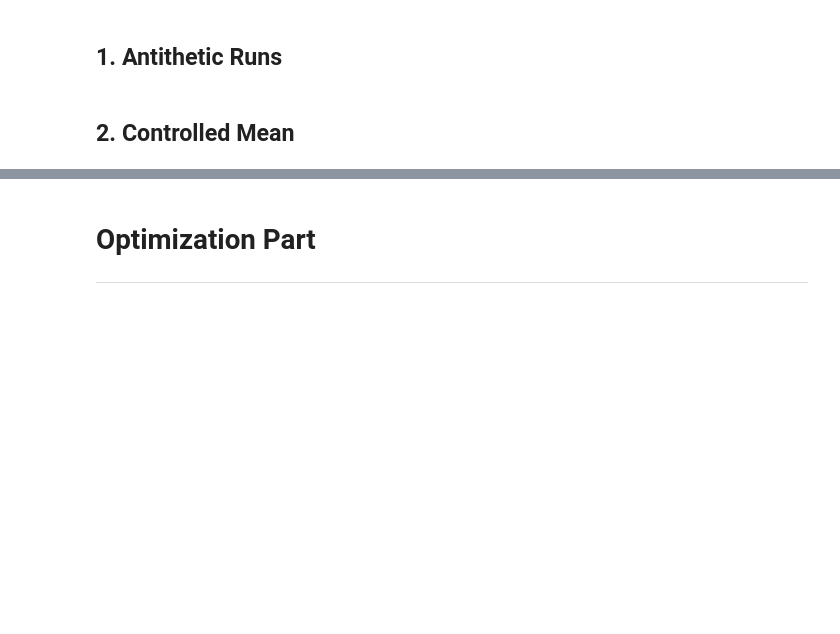
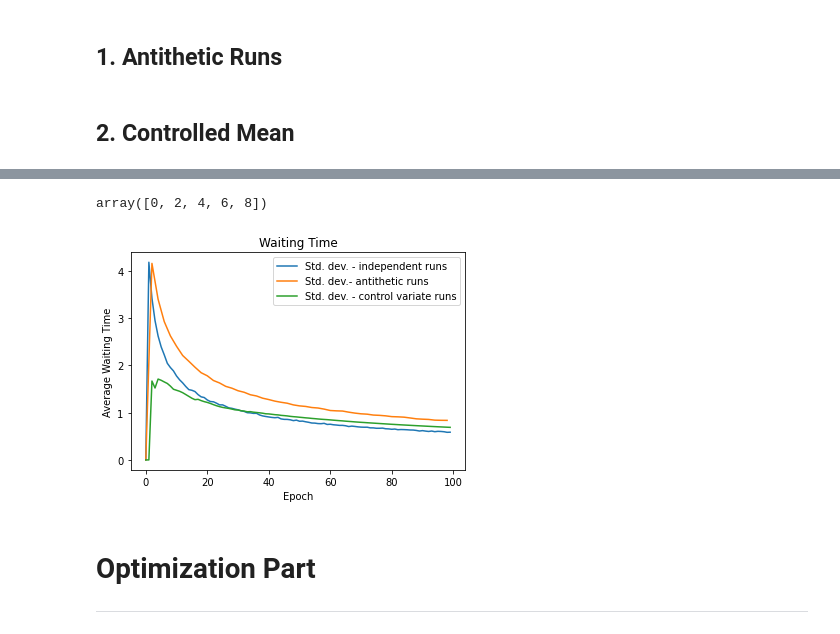
Before and after one commit to TengXu94/simulation-and-optimization, a Jupyter notebook: group_5_project/Group_5_Simulation.ipynb, the cells around one changed output, grey strips where cells are left out. Cells and saved outputs as stored; diff of their text form; code cells hidden in the pictures; blank space fills up the shorter version.

Commit message:
control variates

```diff
--- a/group_5_project/Group_5_Simulation.ipynb
+++ b/group_5_project/Group_5_Simulation.ipynb
@@ -182,10 +182,9 @@ def process_customers(customers, load_balancer, server_id, u=None):
                 queues += 1
                 c.is_waiting = True
             times.append([current_time, queues])
-            customers = sorted(customers, key = lambda customer: (customer.time, customer.status))
+            #customers = sorted(customers, key = lambda customer: (customer.time, customer.status))
 
-
-            #print('{:<15} {:<15} {:<15}'.format(f'Time: {round(current_time,2)}s', f'Event: New Arrival', f'Queue: {queues}'))
+            customers = np.sort(customers, key = lambda customer: (customer.time, customer.status))
 
         # The client request was already handled
         # Now we have to serve the movie
@@ -211,8 +210,6 @@ def process_customers(customers, load_balancer, server_id, u=None):
             queues -= 1
             times.append([current_time, queues])
             customers = sorted(customers, key = lambda customer: (customer.time, customer.status))
-            #print('{:<15} {:<15} {:<15}'.format(f'Time: {round(current_time,2)}s', f'Event: Customer Served', f'Queue: {queues}'))
-
 
         elif c.status == Status.arrived.value and server_busy:
 
@@ -220,7 +217,6 @@ def process_customers(customers, load_balancer, server_id, u=None):
             # update the waiting time and time
             customers, times = update_and_sort_customers_queue(customers, current_time, times)
             queues = times[-1][1]
-            #print('{:<15} {:<15} {:<15}'.format(f'Time: {round(current_time,2)}s', f'Event: Server Busy', f'Queue: {queues}'))
 
     output = dict()
     output['customers_served'] = customers_served
@@ -602,7 +602,7 @@ def control_variate_runs(allocation: list):
     converged = False
 
     #Main loop
-    for j in np.arange(10):
+    for j in np.arange(simulation_parameters.run):
         t += 1
 
         # Run simulation
@@ -669,3 +708,22 @@ ASN1 Customers Length: 2634
+# %%
+np.arange(0,10,2)
+# %% [output]
+array([0, 2, 4, 6, 8])
+# %%
+fig = plt.figure()
+ax = plt.subplot(1,1,1)
+
+ax.plot(np.sqrt(independent['ASN2']), label='Std. dev. - independent runs')
+ax.plot(np.arange(0,len(np.sqrt(independent['ASN2'])),step=2), np.sqrt(antithetic['ASN2']), label='Std. dev.- antithetic runs')
+ax.plot(np.sqrt(control_variate['ASN2']), label='Std. dev. - control variate runs')
+ax.set(title='Waiting Time',
+       xlabel='Epoch',
+       ylabel='Average Waiting Time')
+ax.legend()
+#fig.savefig('figure_antithetic.pdf', dpi=300)
+plt.show()
+# %% [output]
+[figure, added]
 # %%
 # fig = plt.figure()
 # ax = plt.subplot(1,1,1)
```
Also changed, not shown: parts of 4 cells of this notebook, 3 other files.
